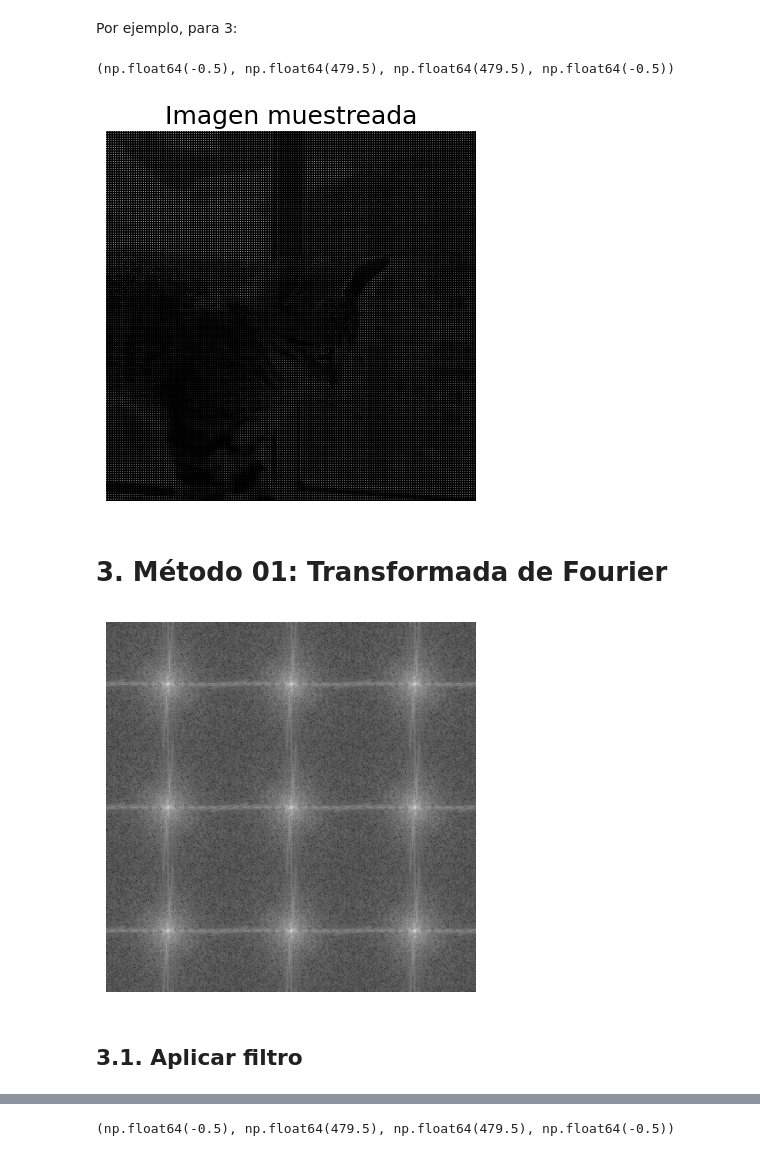
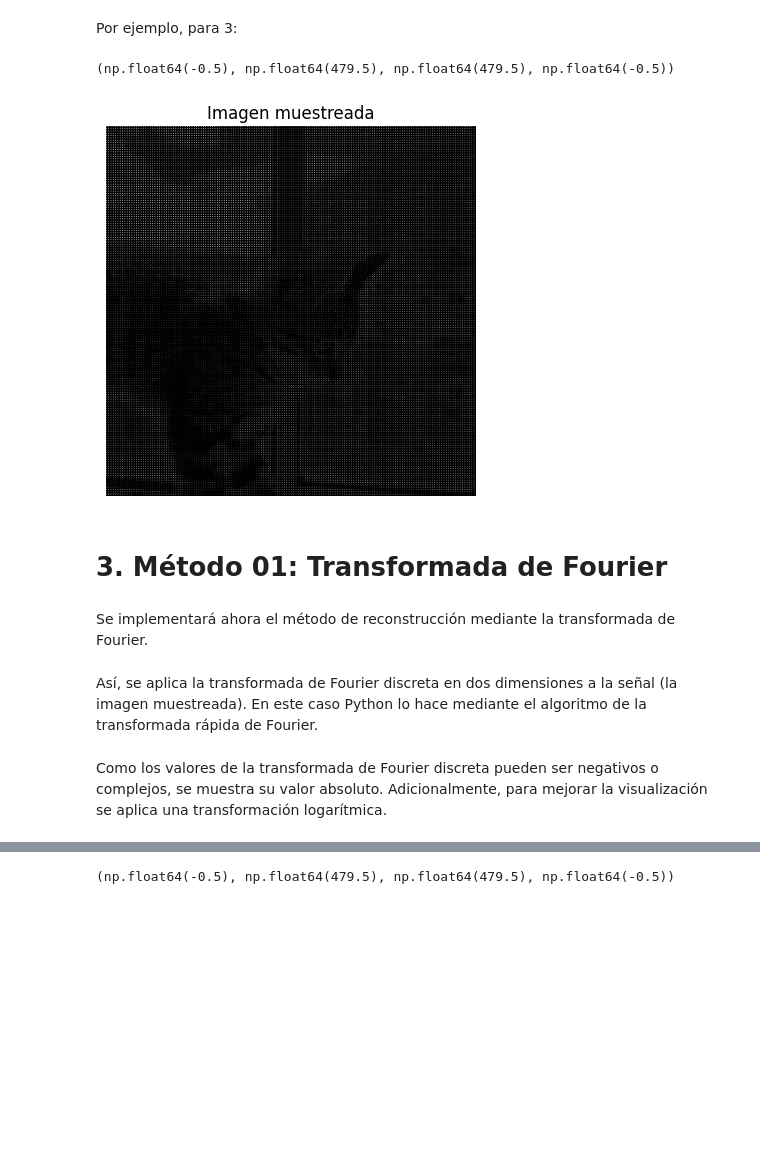
Before and after one commit to Miguel-Perdomo/fourier-optics, a Jupyter notebook: talleres/taller1/notebooks/taller01.ipynb, the cells around one changed output, grey strips where cells are left out. Drawn from its saved outputs; the diff is of its cells as text; code cells hidden in the pictures; blank space fills up the shorter version.

```diff
--- a/talleres/taller1/notebooks/taller01.ipynb
+++ b/talleres/taller1/notebooks/taller01.ipynb
@@ -76,15 +131,18 @@ Por ejemplo, para 3:
 # %%
 sample = 3
 img_sample = take_sample(img, sample)
-# %%
-plt.imshow(img_sample, cmap = "gray")
-plt.title(f"Imagen muestreada")
-plt.axis("off")
-# %% [output]
-(np.float64(-0.5), np.float64(479.5), np.float64(479.5), np.float64(-0.5))
-[figure, removed]
+# %%
+sample_fig, sample_ax = plot_picture(img_sample)
+sample_ax.set_title(f"Imagen muestreada")
+# %% [output]
+(np.float64(-0.5), np.float64(479.5), np.float64(479.5), np.float64(-0.5))
+[figure, added]
 # %% [markdown]
 # 3. Método 01: Transformada de Fourier
+# %% [markdown]
+Se implementará ahora el método de reconstrucción mediante la transformada de Fourier.
+# %% [markdown]
+Así, se aplica la transformada de Fourier discreta en dos dimensiones a la señal (la imagen muestreada). En este caso Python lo hace mediante el algoritmo de la transformada rápida de Fourier.
 # %%
 def get_centered_fourier_transform(matrix: np.ndarray) -> np.ndarray:
   """
@@ -98,3 +156,5 @@ def get_centered_fourier_transform(matrix: np.ndarray) -> np.ndarray:
   shifted_fourier_transform = scipy.fft.fftshift(fourier_transform)
 
   return shifted_fourier_transform
+# %% [markdown]
+Como los valores de la transformada de Fourier discreta pueden ser negativos o complejos, se muestra su valor absoluto. Adicionalmente, para mejorar la visualización se aplica una transformación logarítmica.
@@ -105,9 +165,0 @@ visualization = np.log(1 + np.abs(fourier_transform))
-# %%
-plt.imshow(visualization, cmap = "gray")
-#plt.title(f"Espectro")
-plt.axis("off")
-plt.savefig("espectro.png", dpi=300)
-# %% [output]
-[figure, removed]
-# %% [markdown]
-## 3.1. Aplicar filtro
```
Also changed, not shown: parts of 28 cells of this notebook.
